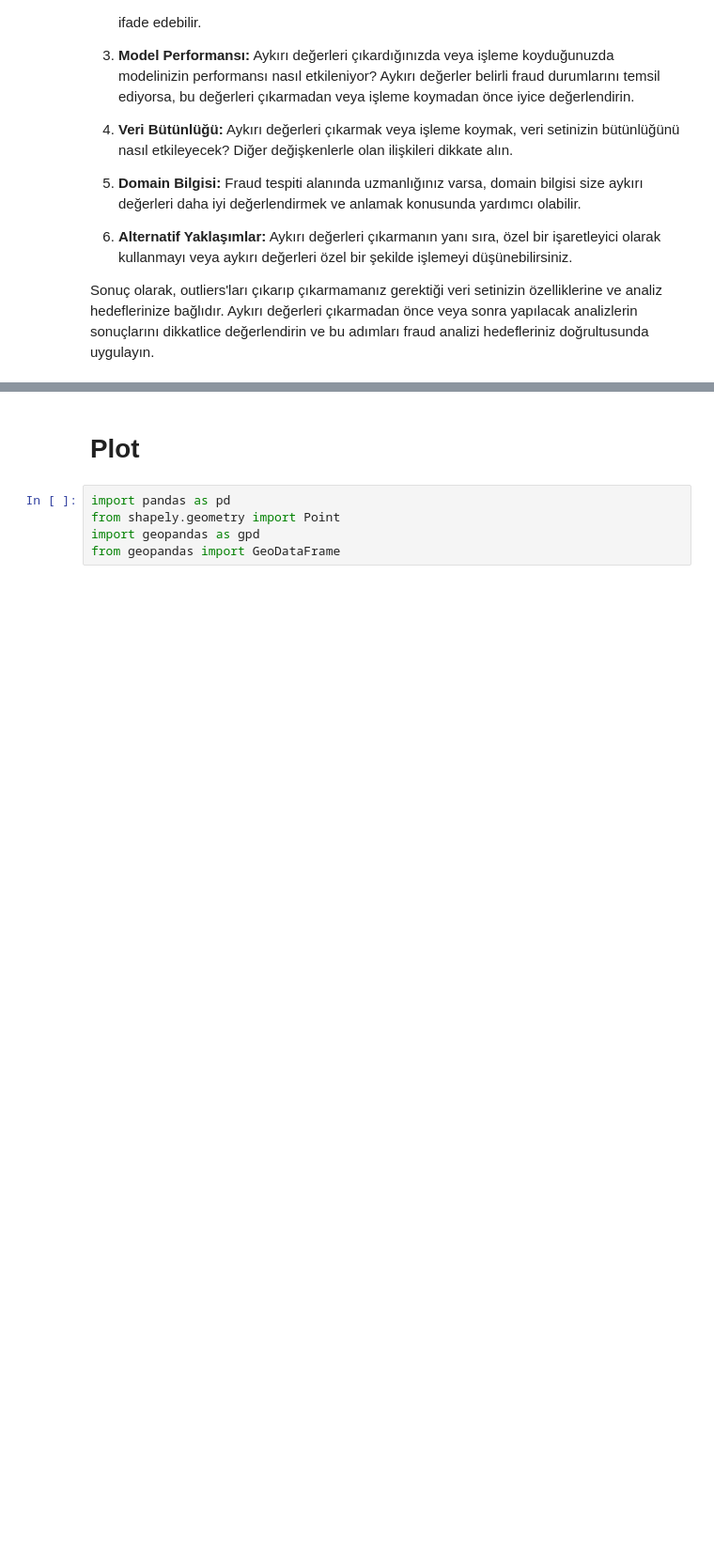
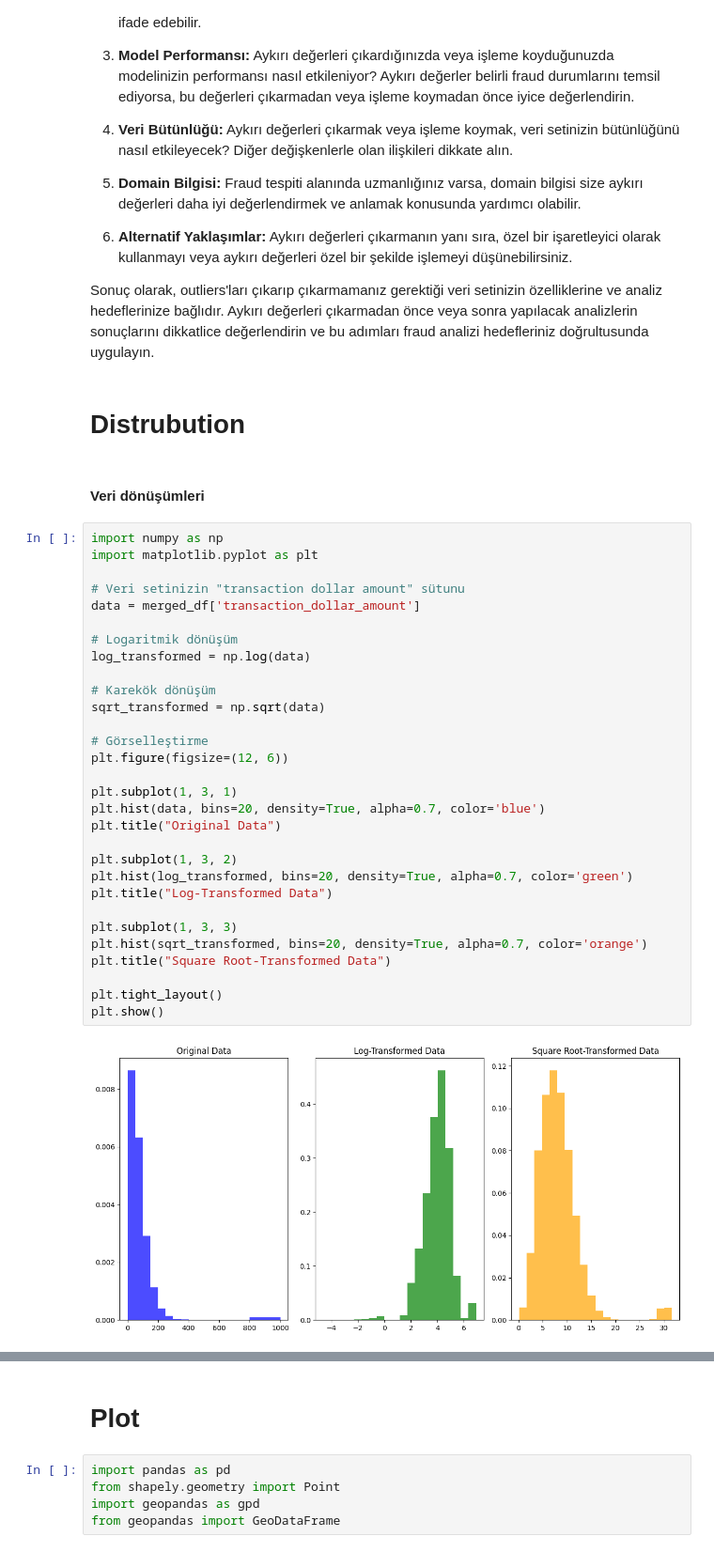
Before and after one commit to Muhammedali26/Projects, a Jupyter notebook: fraud-detection/main.ipynb, the cells around one changed output, grey strips where cells are left out. Shown: that part at 94% size. Cells and saved outputs as stored; diff of their text form; blank space fills up the shorter version.

```diff
--- a/fraud-detection/main.ipynb
+++ b/fraud-detection/main.ipynb
@@ -300,3 +360,39 @@ Outliers'ları çıkarmadan önce, aşağıdaki faktörleri göz önünde bulund
 6. **Alternatif Yaklaşımlar:** Aykırı değerleri çıkarmanın yanı sıra, özel bir işaretleyici olarak kullanmayı veya aykırı değerleri özel bir şekilde işlemeyi düşünebilirsiniz.
 
 Sonuç olarak, outliers'ları çıkarıp çıkarmamanız gerektiği veri setinizin özelliklerine ve analiz hedeflerinize bağlıdır. Aykırı değerleri çıkarmadan önce veya sonra yapılacak analizlerin sonuçlarını dikkatlice değerlendirin ve bu adımları fraud analizi hedefleriniz doğrultusunda uygulayın.
+# %% [markdown]
+# Distrubution
+# %% [markdown]
+#### Veri dönüşümleri
+# %%
+import numpy as np
+import matplotlib.pyplot as plt
+
+# Veri setinizin "transaction dollar amount" sütunu
+data = merged_df['transaction_dollar_amount']
+
+# Logaritmik dönüşüm
+log_transformed = np.log(data)
+
+# Karekök dönüşüm
+sqrt_transformed = np.sqrt(data)
+
+# Görselleştirme
+plt.figure(figsize=(12, 6))
+
+plt.subplot(1, 3, 1)
+plt.hist(data, bins=20, density=True, alpha=0.7, color='blue')
+plt.title("Original Data")
+
+plt.subplot(1, 3, 2)
+plt.hist(log_transformed, bins=20, density=True, alpha=0.7, color='green')
+plt.title("Log-Transformed Data")
+
+plt.subplot(1, 3, 3)
+plt.hist(sqrt_transformed, bins=20, density=True, alpha=0.7, color='orange')
+plt.title("Square Root-Transformed Data")
+
+plt.tight_layout()
+plt.show()
+# %% [output]
+[figure, added]
```
Also changed, not shown: parts of 23 cells of this notebook.
